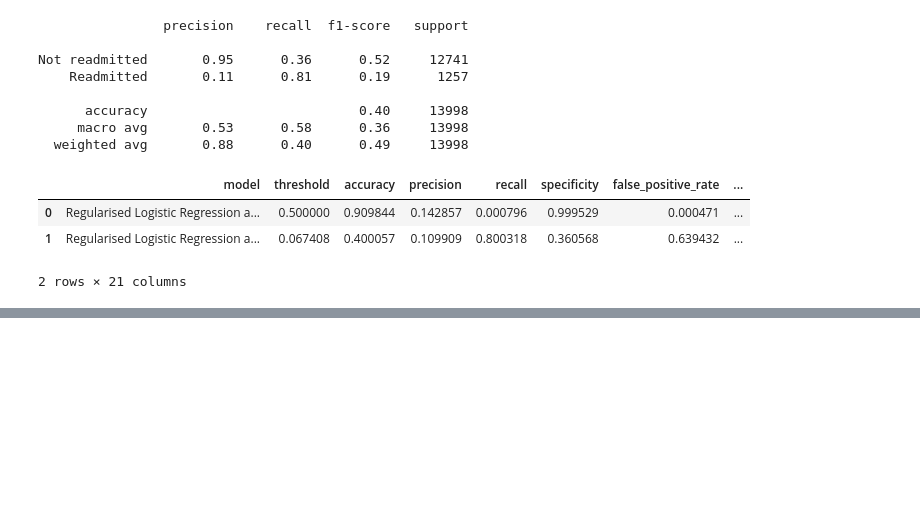
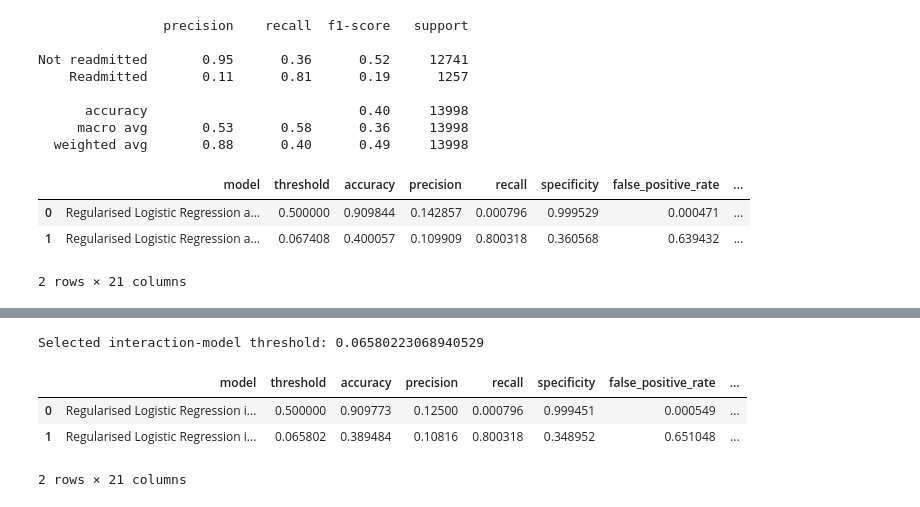
Before and after one commit to mxh210/Summer-Individual-Project, a Jupyter notebook: Processing_Pipeline/03_logistic_regression_model_optimisation.ipynb, the cells around one changed output, grey strips where cells are left out. Cells and saved outputs as stored; diff of their text form; code cells hidden in the pictures; blank space fills up the shorter version.

```diff
--- a/Processing_Pipeline/03_logistic_regression_model_optimisation.ipynb
+++ b/Processing_Pipeline/03_logistic_regression_model_optimisation.ipynb
@@ -902,0 +1142,51 @@ additive_validation_comparison
+# %%
+interaction_log_reg_model = (
+    interaction_log_reg_search.best_estimator_
+)
+
+y_val_proba_interaction = (
+    interaction_log_reg_model
+    .predict_proba(X_val_interaction)[:, 1]
+)
+
+interaction_val_default_results = (
+    evaluate_predictions_from_proba(
+        y_true=y_val,
+        y_proba=y_val_proba_interaction,
+        threshold=0.5,
+        model_name=(
+            "Regularised Logistic Regression "
+            "interaction validation default"
+        )
+    )
+)
+
+(
+    interaction_selected_threshold,
+    interaction_val_selected_results,
+    interaction_eligible_thresholds
+) = choose_threshold_for_minimum_recall(
+    y_true=y_val,
+    y_proba=y_val_proba_interaction,
+    min_recall=RECALL_TARGET,
+    model_name=(
+        "Regularised Logistic Regression "
+        "interaction validation selected"
+    )
+)
+
+print(
+    "Selected interaction-model threshold:",
+    interaction_selected_threshold
+)
+
+pd.DataFrame([
+    interaction_val_default_results,
+    interaction_val_selected_results
+])
+# %% [output]
+Selected interaction-model threshold: 0.06580223068940529
+|  | model | threshold | accuracy | precision | recall | specificity | false_positive_rate | ... |
+| 0 | Regularised Logistic Regression i... | 0.500000 | 0.909773 | 0.12500 | 0.000796 | 0.999451 | 0.000549 | ... |
+| 1 | Regularised Logistic Regression i... | 0.065802 | 0.389484 | 0.10816 | 0.800318 | 0.348952 | 0.651048 | ... |
+2 rows × 21 columns
```
Also changed, not shown: parts of 14 cells of this notebook, 4 other files.
